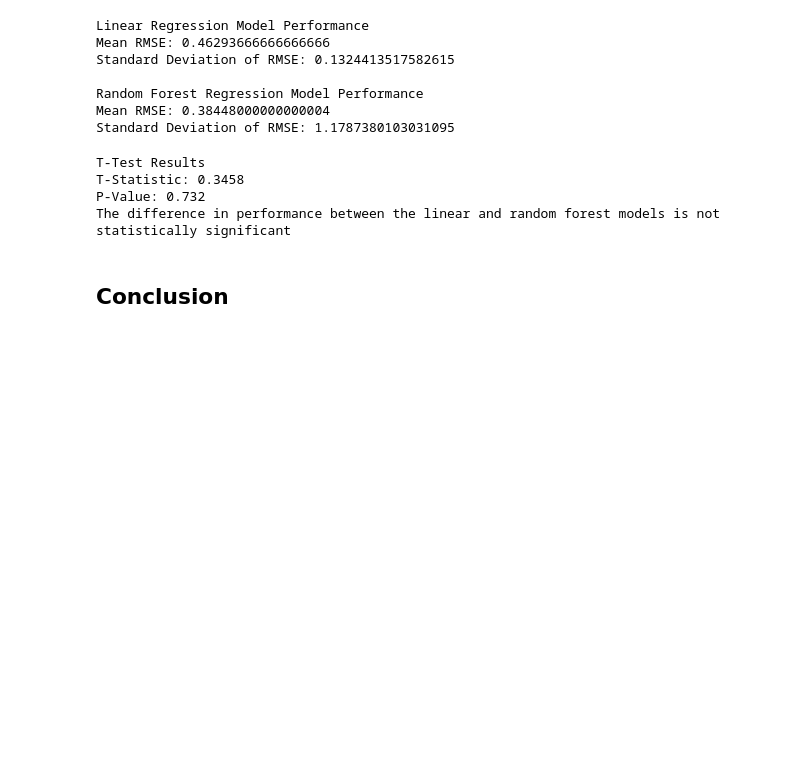
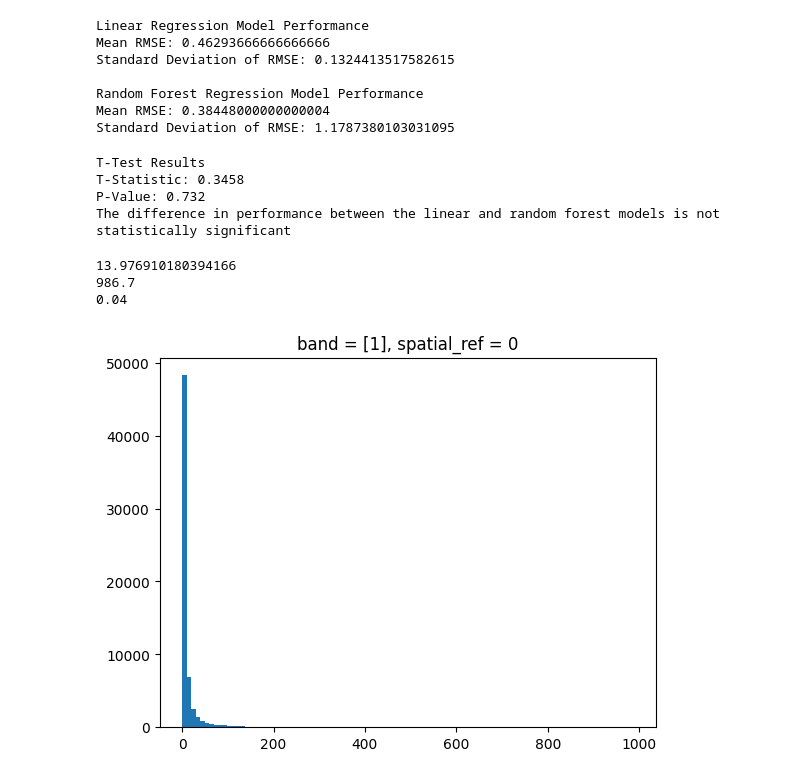
Before and after one commit to jayo78/cmsc320final, a Jupyter notebook: main.ipynb, the cells around one changed output. Saved outputs shown, nothing was run; the diff lists cells and outputs as text; code cells hidden in the pictures; blank space fills up the shorter version.

```diff
--- a/main.ipynb
+++ b/main.ipynb
@@ -384,5 +386,22 @@ T-Test Results
 T-Statistic: 0.3458
 P-Value: 0.732
 The difference in performance between the linear and random forest models is not statistically significant
-# %% [markdown]
-## Conclusion <a class="anchor" id="conclusion"></a>
+# %%
+import rasterio as rio
+import matplotlib.pyplot as plt
+import rioxarray as rxr
+
+#
+soc_data = rxr.open_rasterio("https://320final.s3.amazonaws.com/soctraining.tif", masked = True)
+soc_data.plot.hist(bins=100)
+mean_value = soc_data.mean().values
+max_soc = soc_data.max().values
+min_soc = soc_data.min().values
+print(mean_value)
+print(max_soc)
+print(min_soc)
+# %% [output]
+13.976910180394166
+986.7
+0.04
+[figure, added]
```
Also changed, not shown: parts of 4 cells of this notebook.
